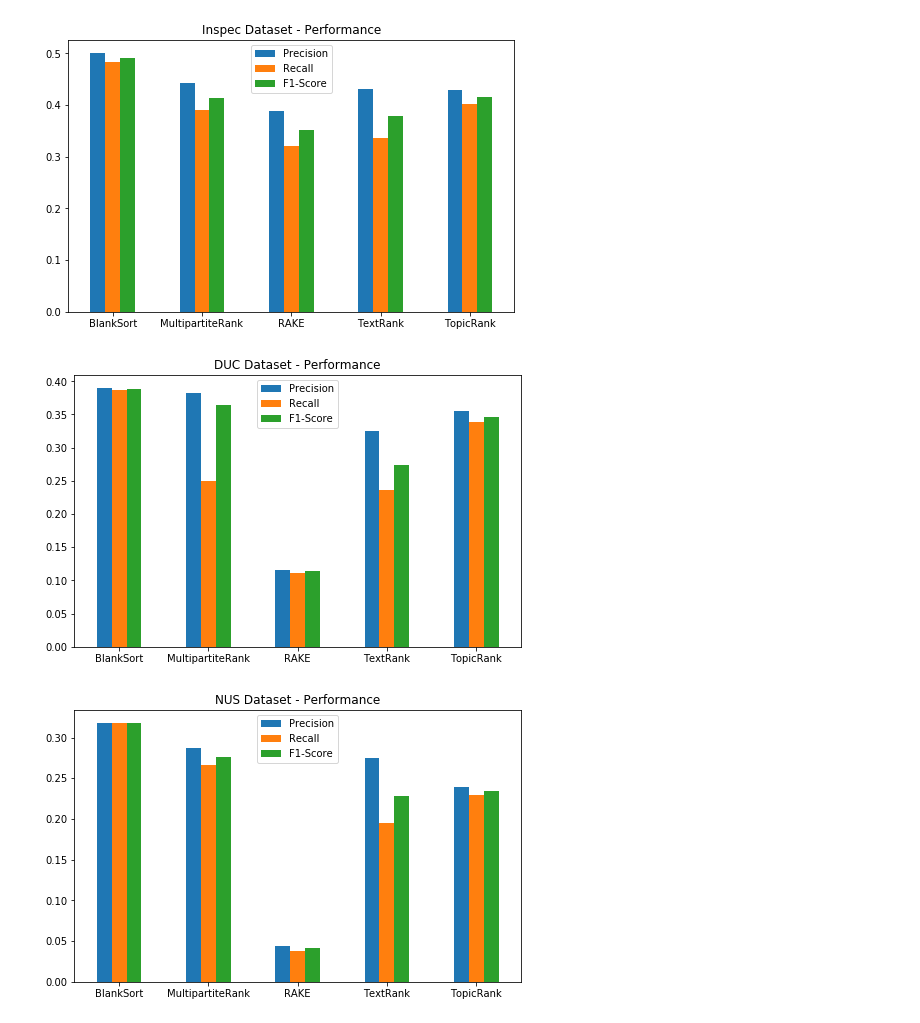
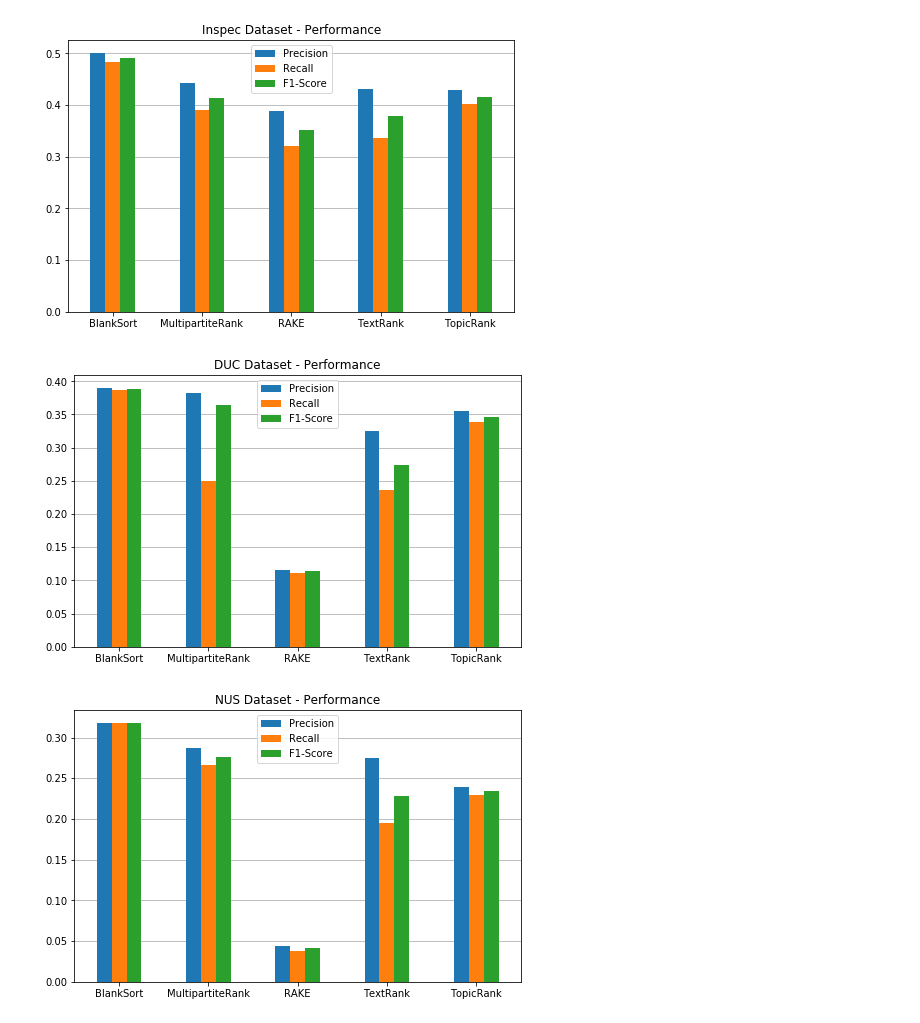
Before and after one commit to KentoNishi/BlankSort-Prototypes, a Jupyter notebook: utils/graphs.ipynb, the cells around one changed output. Cells and saved outputs as stored; diff of their text form; code cells hidden in the pictures.

```diff
--- a/utils/graphs.ipynb
+++ b/utils/graphs.ipynb
@@ -28,18 +28,20 @@ datasets=["Inspec", "DUC", "NUS"]
 # %%
 for i in range(3):
     subdata=data[i]
     metrics=[item[:3] for item in subdata]
     X = ['BlankSort','MultipartiteRank','RAKE','TextRank','TopicRank']
     fig, ax = subplots(figsize=(8,5))
     df = pd.DataFrame(metrics, index=X)
     df.plot.bar(rot=0,ax=ax, width=0.5,title=datasets[i]+" Dataset - Performance")
     ax.legend(["Precision", "Recall","F1-Score"],loc="upper center")
+    ax.yaxis.grid()
+    ax.set_axisbelow(True)
     fig.show()
     fig.savefig("C:\\Users\\kento\\Documents\\GitHub\\BlankSort-Prototypes\\images\\charts\\"+datasets[i]+"Performance.svg",format="svg")
 # %% [output]
-[figure, old version]
+[figure, new version]
-[figure, old version]
+[figure, new version]
-[figure, old version]
+[figure, new version]
 # %%
 for i in range(3):
     subdata=data[i]
```
Also changed, not shown: parts of 1 cell of this notebook, 6 other files.
